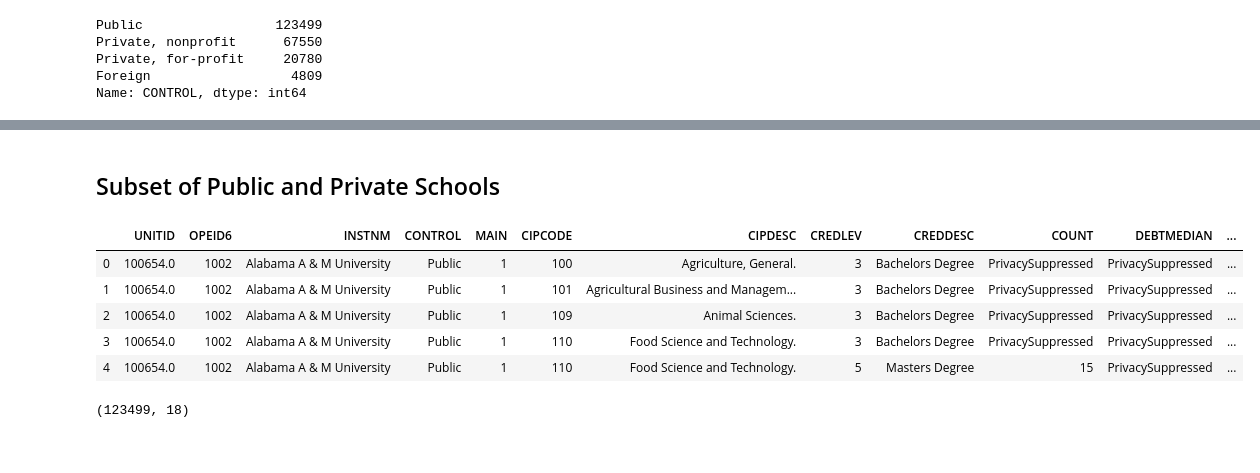
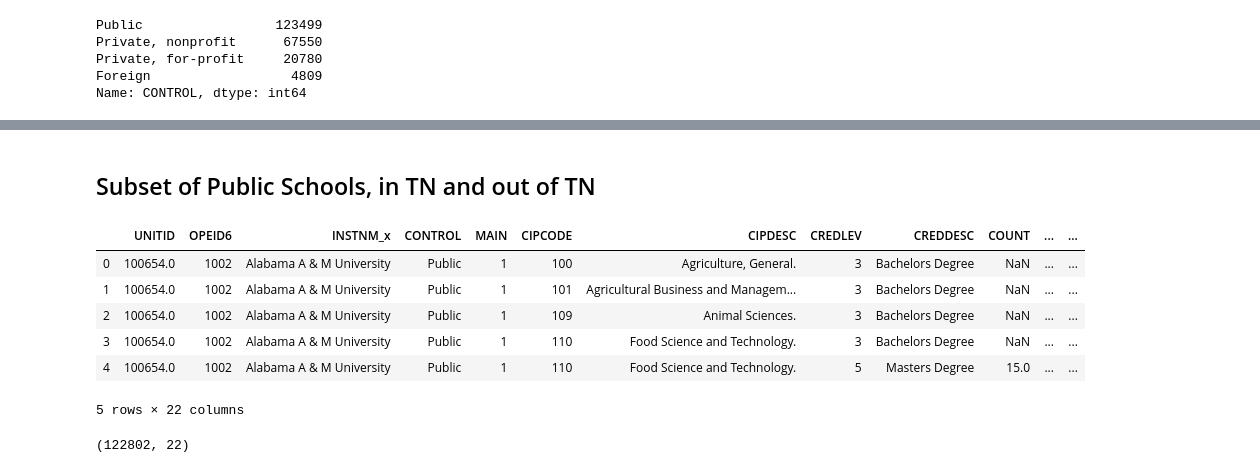
Before and after one commit to CatSchmalzer/College_Tuition_and_Student_Debt, a Jupyter notebook: notebooks/college_scorecard_fields_eda.ipynb, the cells around one changed output, grey strips where cells are left out. Drawn from its saved outputs; the diff is of its cells as text; code cells hidden in the pictures.

Commit message:
Further EDA and Subsets

```diff
--- a/notebooks/college_scorecard_fields_eda.ipynb
+++ b/notebooks/college_scorecard_fields_eda.ipynb
@@ -10,7 +10,7 @@ plt.style.use("fivethirtyeight")
 # %% [markdown]
 ## Most Recent Cohorts
 # %%
-most_recent_cohorts = pd.read_csv("../data/Most-Recent-Cohorts-All-Data-Elements.csv")
+most_recent_cohorts = pd.read_csv("../data/Most-Recent-Cohorts-All-Data-Elements.csv", low_memory=False)
 # %%
 most_recent_cohorts.shape
 # %% [output]
@@ -54,3 +53,5 @@ Index(['UNITID', 'OPEID', 'OPEID6', 'INSTNM', 'CITY', 'STABBR', 'ZIP',
+# %%
+school_loc_info = most_recent_cohorts[['UNITID', 'OPEID', 'INSTNM', 'CITY', 'STABBR', 'ZIP']]
 # %% [markdown]
 ## Most recent 'field of study' data EDA
 # %%
@@ -139,16 +155,22 @@ Name: CONTROL, dtype: int64
 # %% [markdown]
-## Subset of Public and Private Schools
+## Subset of Public Schools, in TN and out of TN
+# %%
+## Join school location info to 'Most Recent Fields'
+recent_fields_dir = pd.merge(most_recent_fields, school_loc_info, on = 'UNITID')
+# %%
+recent_fields_dir = recent_fields_dir.drop(columns=['INSTNM_y'])
 # %%
-public_schools = most_recent_fields.loc[most_recent_fields['CONTROL'] == 'Public']
+public_schools = recent_fields_dir.loc[recent_fields_dir['CONTROL'] == 'Public']
 public_schools.head()
 # %% [output]
-|  | UNITID | OPEID6 | INSTNM | CONTROL | MAIN | CIPCODE | CIPDESC | CREDLEV | CREDDESC | COUNT | DEBTMEDIAN | ... |
-| 0 | 100654.0 | 1002 | Alabama A & M University | Public | 1 | 100 | Agriculture, General. | 3 | Bachelors Degree | PrivacySuppressed | PrivacySuppressed | ... |
-| 1 | 100654.0 | 1002 | Alabama A & M University | Public | 1 | 101 | Agricultural Business and Managem... | 3 | Bachelors Degree | PrivacySuppressed | PrivacySuppressed | ... |
-| 2 | 100654.0 | 1002 | Alabama A & M University | Public | 1 | 109 | Animal Sciences. | 3 | Bachelors Degree | PrivacySuppressed | PrivacySuppressed | ... |
-| 3 | 100654.0 | 1002 | Alabama A & M University | Public | 1 | 110 | Food Science and Technology. | 3 | Bachelors Degree | PrivacySuppressed | PrivacySuppressed | ... |
-| 4 | 100654.0 | 1002 | Alabama A & M University | Public | 1 | 110 | Food Science and Technology. | 5 | Masters Degree | 15 | PrivacySuppressed | ... |
+|  | UNITID | OPEID6 | INSTNM_x | CONTROL | MAIN | CIPCODE | CIPDESC | CREDLEV | CREDDESC | COUNT | ... | ... |
+| 0 | 100654.0 | 1002 | Alabama A & M University | Public | 1 | 100 | Agriculture, General. | 3 | Bachelors Degree | NaN | ... | ... |
+| 1 | 100654.0 | 1002 | Alabama A & M University | Public | 1 | 101 | Agricultural Business and Managem... | 3 | Bachelors Degree | NaN | ... | ... |
+| 2 | 100654.0 | 1002 | Alabama A & M University | Public | 1 | 109 | Animal Sciences. | 3 | Bachelors Degree | NaN | ... | ... |
+| 3 | 100654.0 | 1002 | Alabama A & M University | Public | 1 | 110 | Food Science and Technology. | 3 | Bachelors Degree | NaN | ... | ... |
+| 4 | 100654.0 | 1002 | Alabama A & M University | Public | 1 | 110 | Food Science and Technology. | 5 | Masters Degree | 15.0 | ... | ... |
+5 rows × 22 columns
 # %%
 public_schools.shape
 # %% [output]
-(123499, 18)
+(122802, 22)
```
Also changed, not shown: parts of 36 cells of this notebook, 2 other files.
